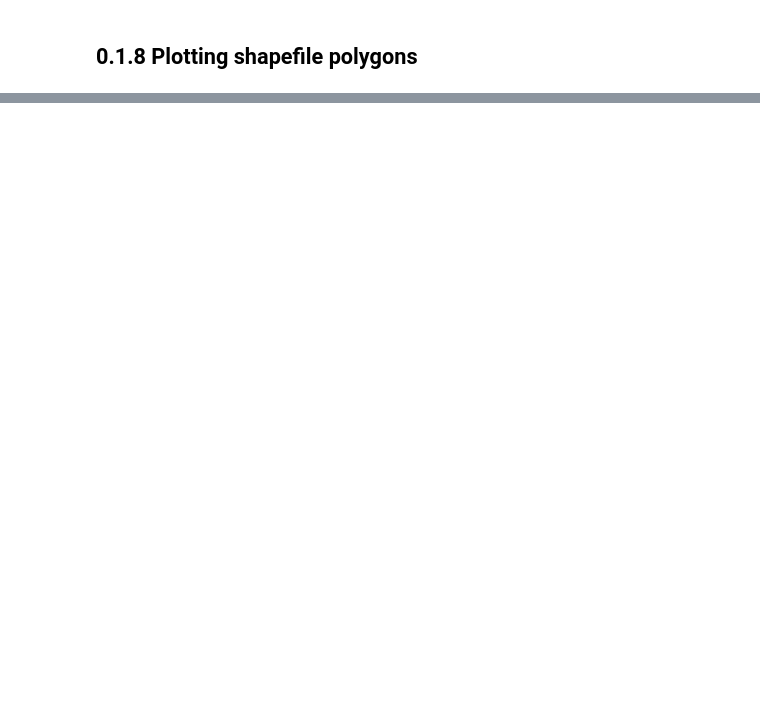
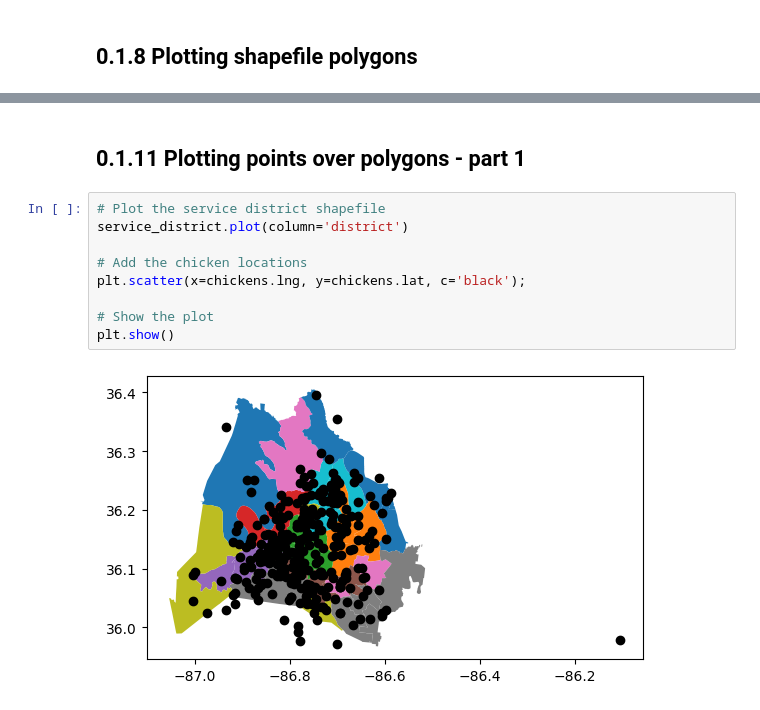
Before and after one commit to oecorrechag/geogeo, a Jupyter notebook: notebooks/0.1.0_combining polygons and scatterplots.ipynb, the cells around one changed output, grey strips where cells are left out. Saved outputs shown, nothing was run; the diff lists cells and outputs as text; blank space fills up the shorter version.

```diff
--- a/notebooks/0.1.0_combining polygons and scatterplots.ipynb
+++ b/notebooks/0.1.0_combining polygons and scatterplots.ipynb
@@ -178,0 +171,13 @@ plt.show()
+# %% [markdown]
+## 0.1.11 Plotting points over polygons - part 1
+# %%
+# Plot the service district shapefile
+service_district.plot(column='district')
+
+# Add the chicken locations
+plt.scatter(x=chickens.lng, y=chickens.lat, c='black');
+
+# Show the plot
+plt.show()
+# %% [output]
+[figure, added]
```
Also changed, not shown: parts of 6 cells of this notebook.
